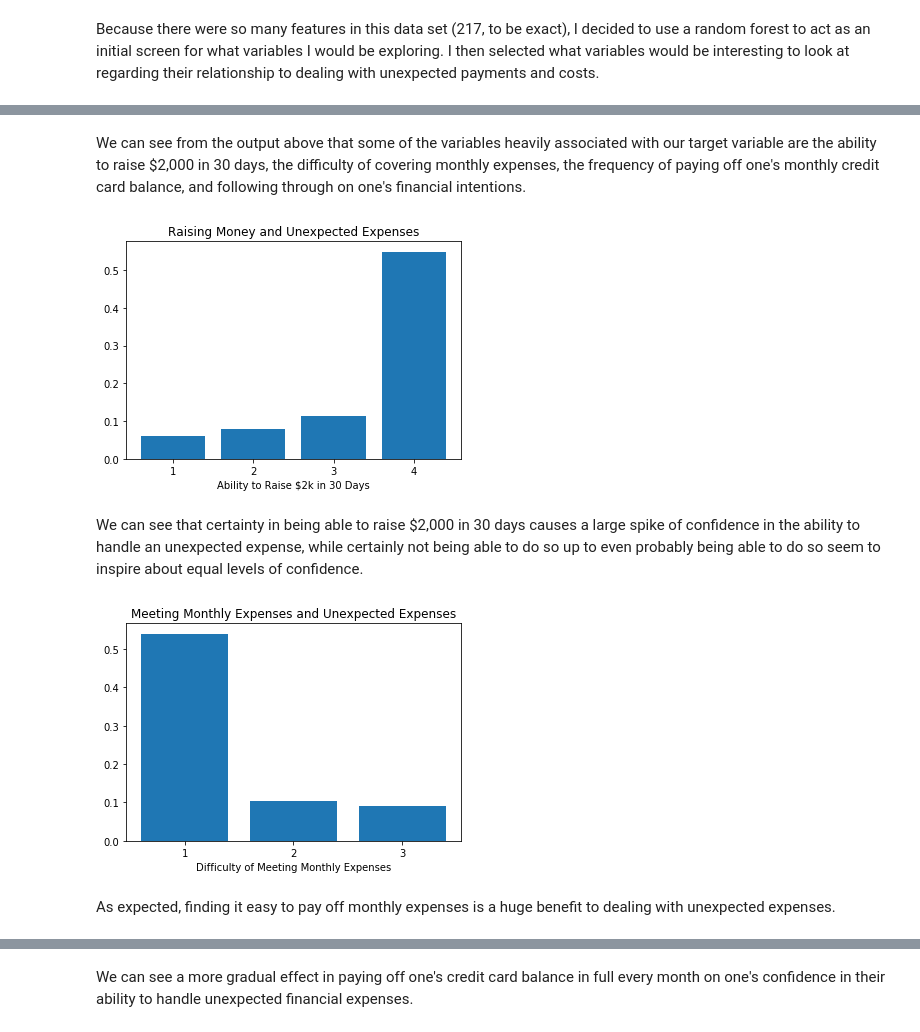
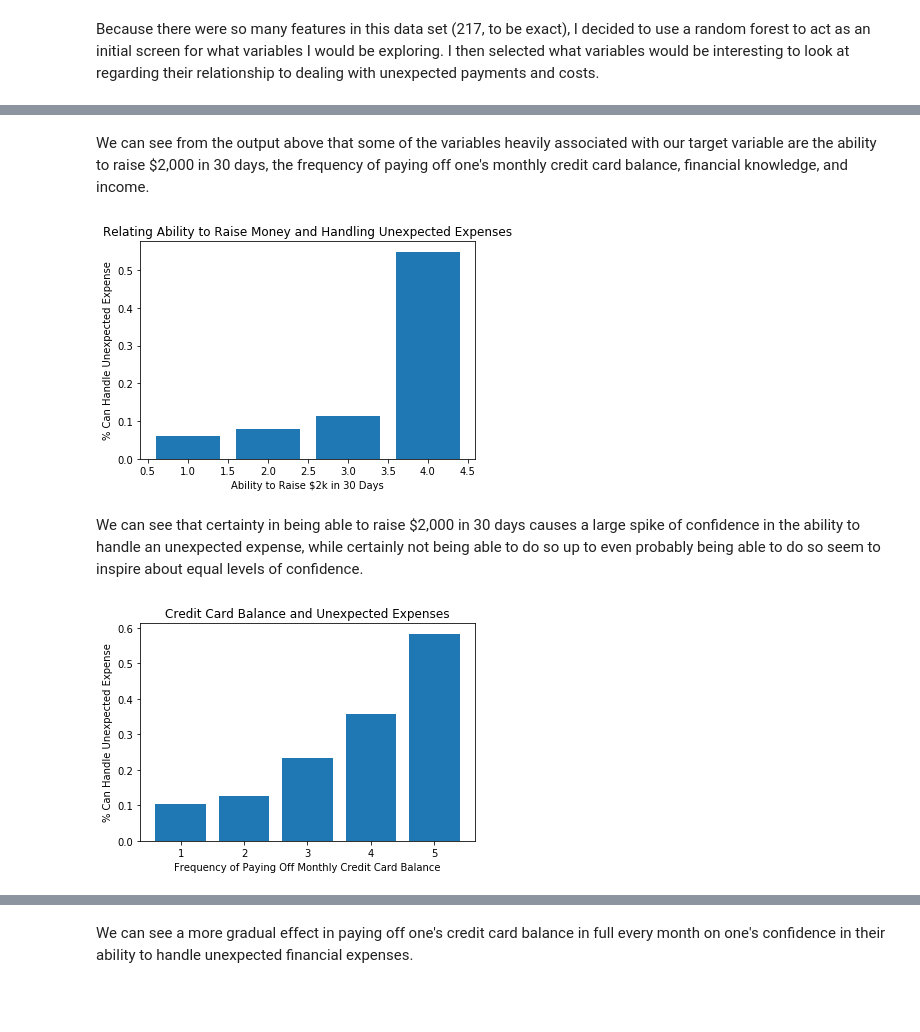
Before and after one commit to hussain-jafari/Springboard, a Jupyter notebook: CapstoneProject1/cfpbdata/DataStorytelling.ipynb, the cells around one changed output, grey strips where cells are left out. Saved outputs shown, nothing was run; the diff lists cells and outputs as text; code cells hidden in the pictures; blank space fills up the shorter version.

Commit message:
Updated bar graphs

```diff
--- a/CapstoneProject1/cfpbdata/DataStorytelling.ipynb
+++ b/CapstoneProject1/cfpbdata/DataStorytelling.ipynb
@@ -40,48 +53,49 @@ Index(['ABSORBSHOCK', 'ENDSMEET', 'SAVINGSRANGES', 'MANAGE1_3', 'SAVEHABIT',
 # %% [markdown]
-We can see from the output above that some of the variables heavily associated with our target variable are the ability to raise $2,000 in 30 days, the difficulty of covering monthly expenses, the frequency of paying off one's monthly credit card balance, and following through on one's financial intentions.
+We can see from the output above that some of the variables heavily associated with our target variable are the ability to raise $2,000 in 30 days, the frequency of paying off one's monthly credit card balance, financial knowledge, and income.
 # %%
 #Remove rows where response was 8 (corresponding to 'I don't know') or -1 (no response)
 dfabsorb = df[(df['ABSORBSHOCK'] != 8) & (df['ABSORBSHOCK'] != -1)]
 
 #Create table containing relevant values
 absorb_tab = pd.crosstab(dfabsorb['ABSORBSHOCK'], dfabsorb['target'])
 
 #Create x and y values to graph
 x_vals = np.arange(4) + 1
 absorb_vals = np.empty(4)
 for i in range(4):
+    #Calculate percentage of respondents who responded True for target variable, grouped by response
     absorb_vals[i] = absorb_tab.loc[i+1, True] / np.sum(absorb_tab.iloc[i, 0:2])
 
 #Create bar graph
 plt.bar(x_vals, absorb_vals)
-plt.title('Raising Money and Unexpected Expenses')
+plt.title('Relating Ability to Raise Money and Handling Unexpected Expenses')
 plt.xlabel('Ability to Raise $2k in 30 Days')
-plt.xticks(x_vals)
+plt.ylabel('% Can Handle Unexpected Expense')
 plt.show()
 # %% [output]
-[figure, old version]
+[figure, new version]
 # %% [markdown]
 We can see that certainty in being able to raise $2,000 in 30 days causes a large spike of confidence in the ability to handle an unexpected expense, while certainly not being able to do so up to even probably being able to do so seem to inspire about equal levels of confidence.
 # %%
-#Remove rows where response was -1 (no response)
-dfends = df[df['ENDSMEET'] != -1]
+#Remove rows with no response
+dfmanage = df[df['MANAGE1_3'] != -1]
 
 #Create table with relevant values
-endsmeet_tab = pd.crosstab(dfends['ENDSMEET'], dfends['target'])
+manage_tab = pd.crosstab(dfmanage['MANAGE1_3'], dfmanage['target'])
 
 #Create x and y values to graph
-x_vals = np.arange(3) + 1
-endsmeet_vals = np.empty(3)
-for i in range(3):
-    endsmeet_vals[i] = endsmeet_tab.loc[i+1, True] / np.sum(endsmeet_tab.iloc[i, 0:2])
+x_vals = np.arange(5) + 1
+manage_vals = np.empty(5)
+for i in range(5):
+    #Calculate percentage of respondents who responded True for target variable, grouped by response
+    manage_vals[i] = manage_tab.loc[i+1, True] / np.sum(manage_tab.iloc[i, 0:2])
 
 #Create bar graph
-plt.bar(x_vals, endsmeet_vals)
-plt.title('Meeting Monthly Expenses and Unexpected Expenses')
-plt.xlabel('Difficulty of Meeting Monthly Expenses')
+plt.bar(x_vals, manage_vals)
+plt.title('Credit Card Balance and Unexpected Expenses')
+plt.xlabel('Frequency of Paying Off Monthly Credit Card Balance')
+plt.ylabel('% Can Handle Unexpected Expense')
 plt.xticks(x_vals)
 plt.show()
 # %% [output]
-[figure, old version]
+[figure, new version]
-# %% [markdown]
-As expected, finding it easy to pay off monthly expenses is a huge benefit to dealing with unexpected expenses.
```
Also changed, not shown: parts of 5 cells of this notebook.
